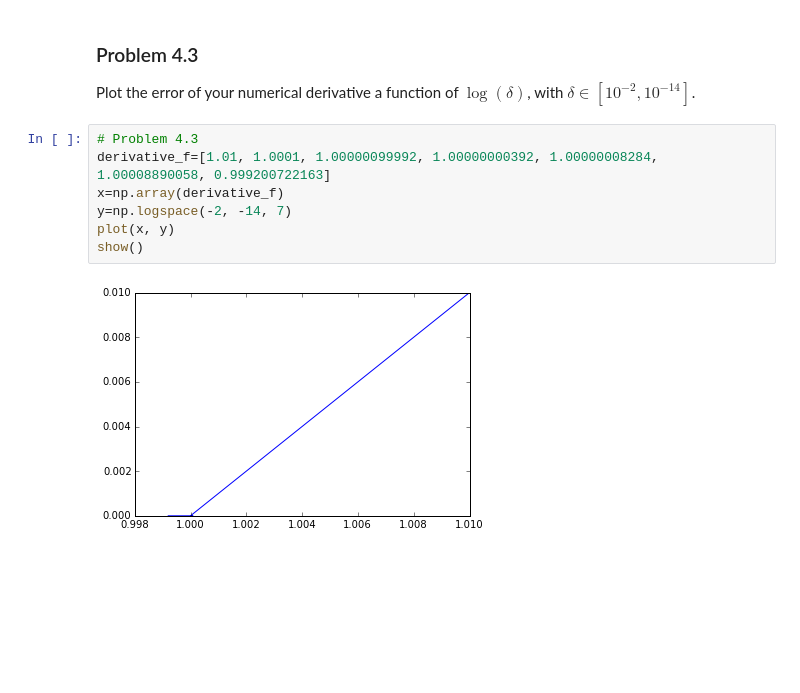
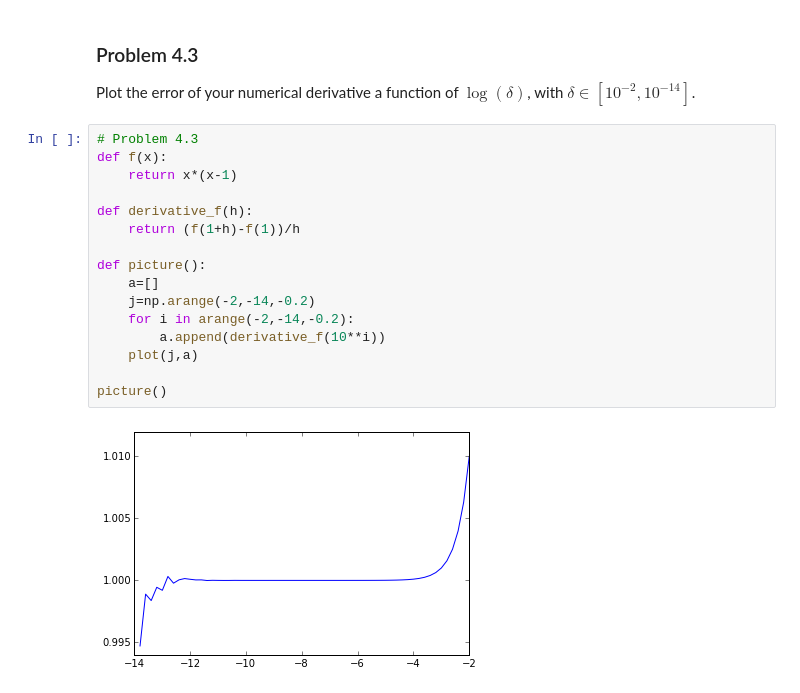
Before and after one commit to pcchen/NTHU10320PHYS290000, a Jupyter notebook: student/102000041/Homework3.ipynb, the cells around one changed output. Saved outputs shown, nothing was run; the diff lists cells and outputs as text; blank space fills up the shorter version.

```diff
--- a/student/102000041/Homework3.ipynb
+++ b/student/102000041/Homework3.ipynb
@@ -243,12 +253,21 @@ print derivative_f(1)
 ### Problem 4.3
 
 Plot the error of your numerical derivative a function of $\log(\delta)$, with $\delta \in [10^{-2}, 10^{-14}]$.
-# %%
-# Problem 4.3
-derivative_f=[1.01, 1.0001, 1.00000099992, 1.00000000392, 1.00000008284, 1.00008890058, 0.999200722163]
-x=np.array(derivative_f)
-y=np.logspace(-2, -14, 7)
-plot(x, y)
-show()
-# %% [output]
-[figure, removed]
+# %%
+# Problem 4.3
+def f(x):
+    return x*(x-1)
+
+def derivative_f(h):
+    return (f(1+h)-f(1))/h
+
+def picture():
+    a=[]
+    j=np.arange(-2,-14,-0.2)
+    for i in arange(-2,-14,-0.2):
+        a.append(derivative_f(10**i))
+    plot(j,a)
+
+picture()
+# %% [output]
+[figure, added]
```
Also changed, not shown: parts of 2 cells of this notebook.
